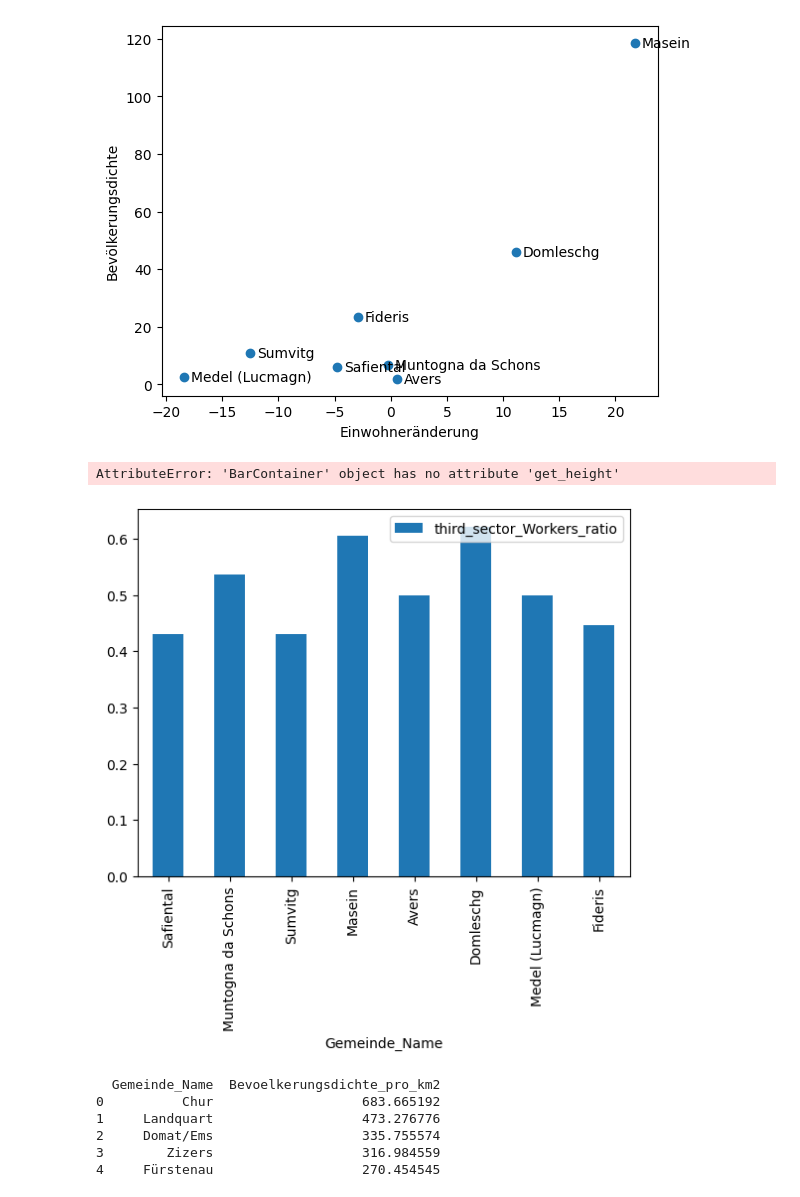
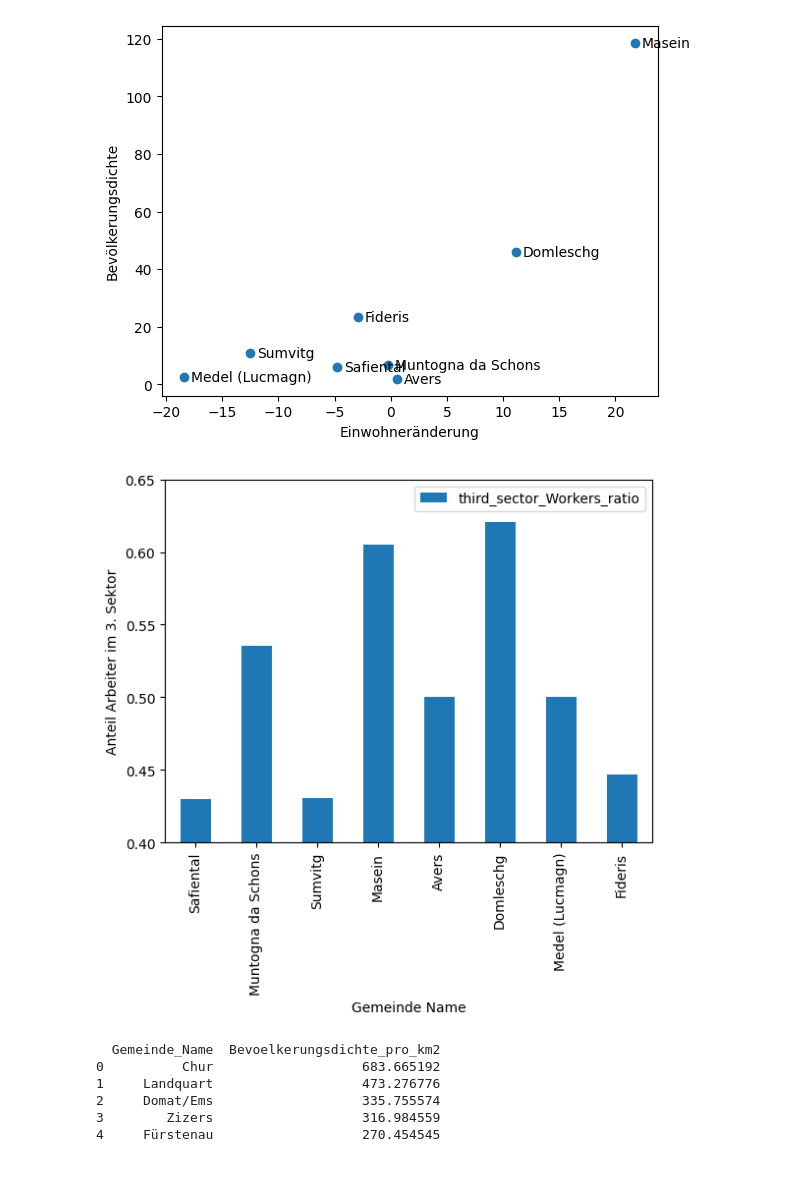
Before and after one commit to pascalreiss/dawr-grisons, a Jupyter notebook: src/complete.ipynb, the cells around one changed output. Drawn from its saved outputs; the diff is of its cells as text; code cells hidden in the pictures.

```diff
--- a/src/complete.ipynb
+++ b/src/complete.ipynb
@@ -200,24 +200,20 @@ plt.show()
 # %%
 y_col = 'third_sector_Workers_ratio'
 
 # create the barplot
 ax = range_df.plot(kind='bar', x='Gemeinde_Name', y=y_col)
 
-# iterate over each bar to add the annotation
-for p in ax.containers:
-    for i, (val, gemeinde_name) in enumerate(zip(p.get_height(), range_df['Gemeinde_Name'])):
-        ax.annotate(f'{gemeinde_name}\n{val:.1f}', (p.get_x()[i] + p.get_width()[i] / 2, val),
-                    ha='center', va='bottom')
+plt.ylim(0.4, 0.65)
+plt.title('Anteil Arbeiter im 3. Sektor pro Gemeinde')
 
 # set the labels for the axes
 ax.set_xlabel('Gemeinde Name')
-ax.set_ylabel(y_col)
+ax.set_ylabel('Anteil Arbeiter im 3. Sektor')
 
 # show the plot
 plt.show()
 # %% [output]
-AttributeError: 'BarContainer' object has no attribute 'get_height'
-[figure, old version]
+[figure, new version]
 # %%
 df = df.sort_values(by='Bevoelkerungsdichte_pro_km2', ascending=False).reset_index(drop=True)
 
```
Also changed, not shown: 3 other files.
